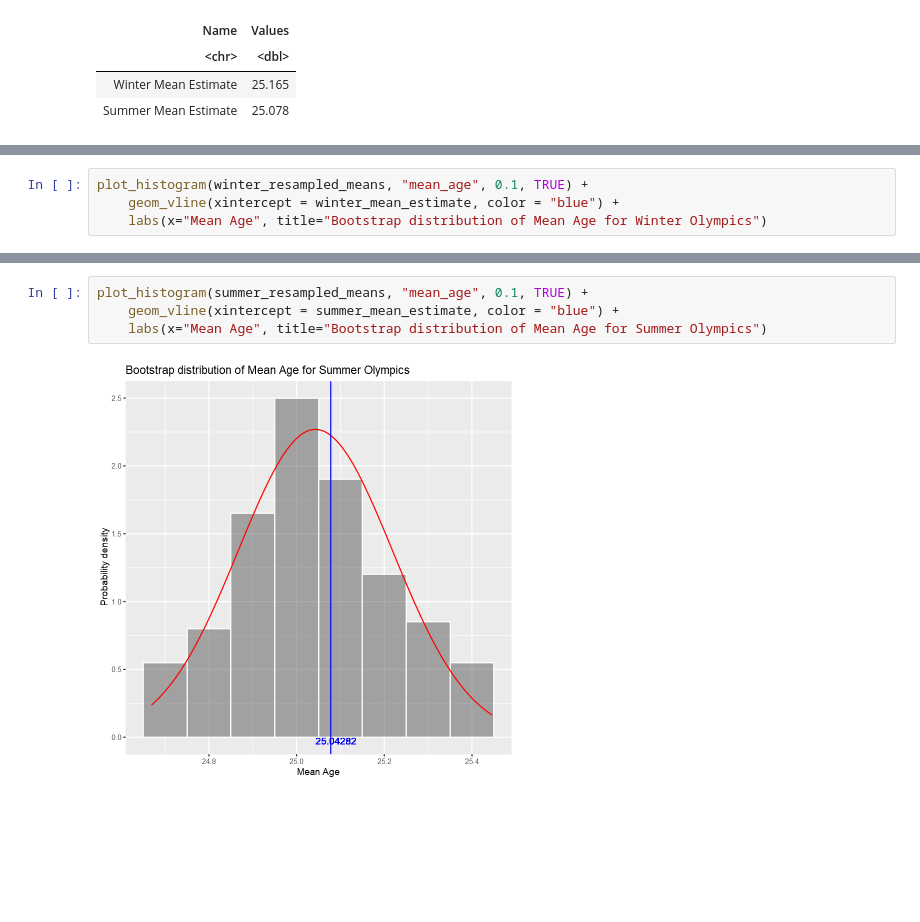
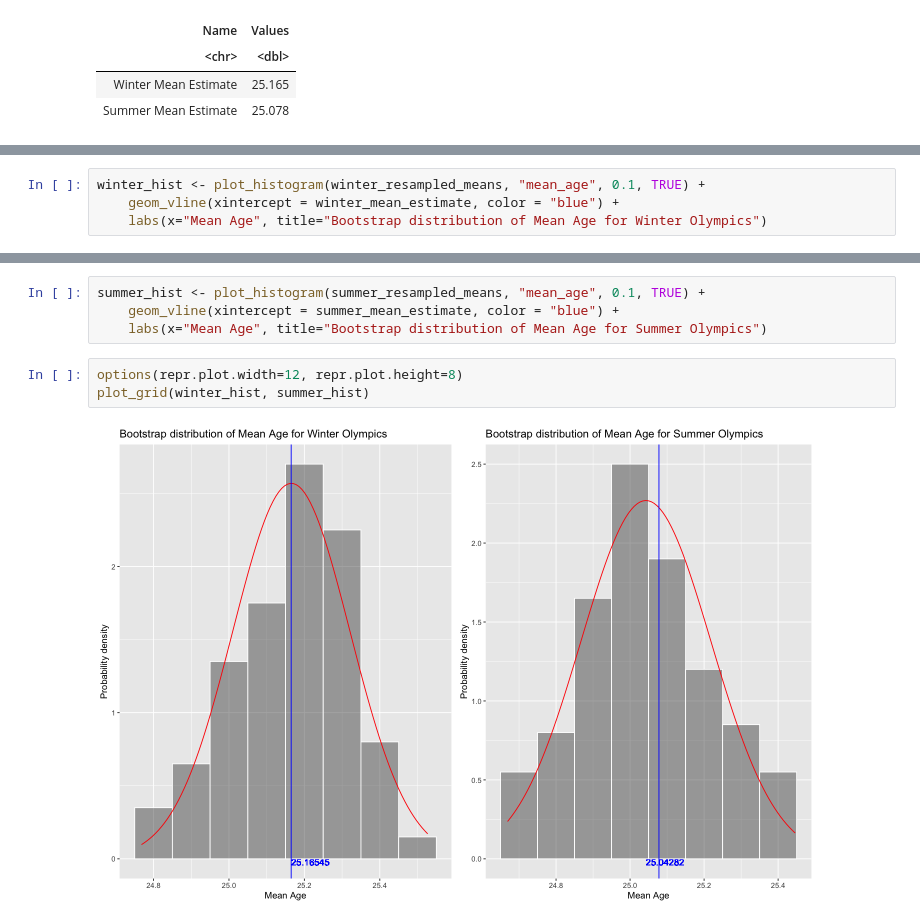
Before and after one commit to KevinSaigon/stat-201-project, a Jupyter notebook: project-proposal.ipynb, the cells around one changed output, grey strips where cells are left out. Cells and saved outputs as stored; diff of their text form; blank space fills up the shorter version.

Commit message:
plot_grid to align plots in one place

```diff
--- a/project-proposal.ipynb
+++ b/project-proposal.ipynb
@@ -214,6 +213,6 @@ plot_histogram <- function(df, col, bin_width, is_bellcurve) {
     return (plot)
 }
 # %%
-plot_histogram(winter_resampled_means, "mean_age", 0.1, TRUE) +
+winter_hist <- plot_histogram(winter_resampled_means, "mean_age", 0.1, TRUE) +
     geom_vline(xintercept = winter_mean_estimate, color = "blue") +
     labs(x="Mean Age", title="Bootstrap distribution of Mean Age for Winter Olympics")
@@ -222,6 +219,9 @@ plot_histogram(winter_resampled_means, "mean_age", 0.1, TRUE) +
 # %%
-plot_histogram(summer_resampled_means, "mean_age", 0.1, TRUE) +
+summer_hist <- plot_histogram(summer_resampled_means, "mean_age", 0.1, TRUE) +
     geom_vline(xintercept = summer_mean_estimate, color = "blue") +
     labs(x="Mean Age", title="Bootstrap distribution of Mean Age for Summer Olympics")
-# %% [output]
-[figure, removed]
+# %%
+options(repr.plot.width=12, repr.plot.height=8)
+plot_grid(winter_hist, summer_hist)
+# %% [output]
+[figure, added]
```
Also changed, not shown: parts of 3 cells of this notebook.
